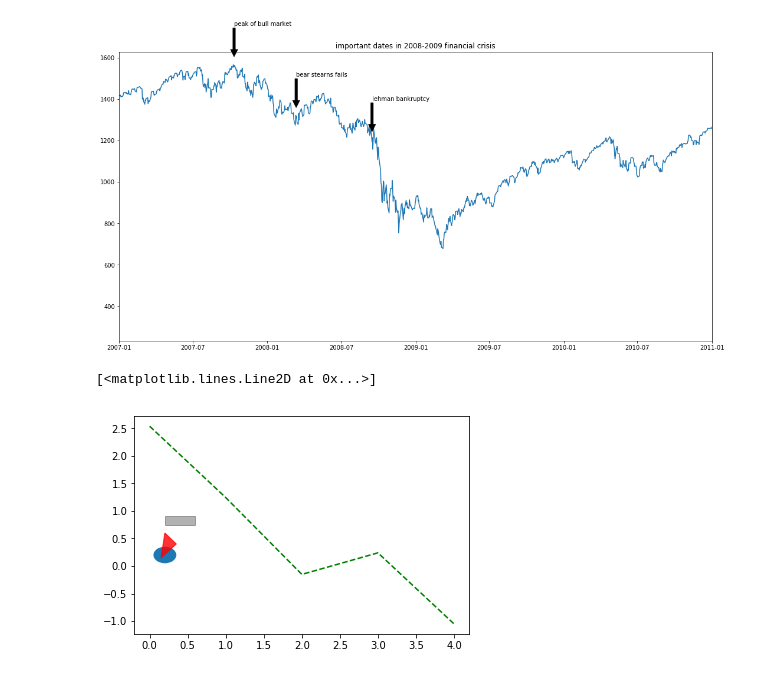
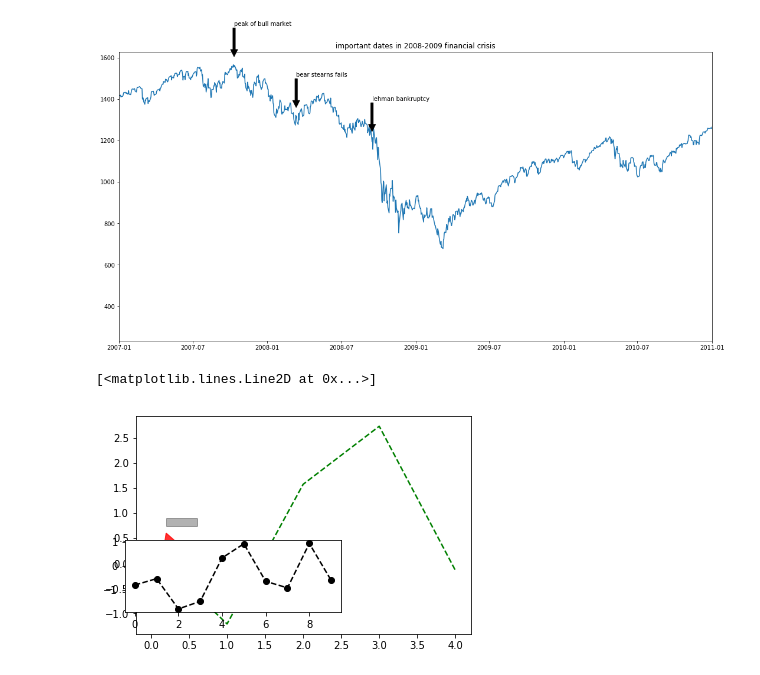
Before and after one commit to longfengpili/python-for-data-analysis, a Jupyter notebook: 第八章.ipynb, the cells around one changed output. Drawn from its saved outputs; the diff is of its cells as text; code cells hidden in the pictures.

```diff
--- a/第八章.ipynb
+++ b/第八章.ipynb
@@ -202,13 +203,15 @@ ax.annotate??
 # %%
 fig = plt.figure()
 ax = fig.add_subplot(1,1,1)
 rect = plt.Rectangle((0.2,0.75),0.4,0.15,color='k',alpha=0.3)
 ax.add_patch(rect)
 circ = plt.Circle((0.2,0.2),0.15)
 ax.add_patch(circ)
 pgon = plt.Polygon([[0.15,0.15],[0.35,0.4],[0.2,0.6]],color='r',alpha=0.8)
 ax.add_patch(pgon)
 plt.plot(randn(5),'g--')
+ax1 = fig.add_axes([0.1,0.2,0.5,0.25])
+ax1.plot(randn(10).cumsum(),'ko--')
 # %% [output]
 [<matplotlib.lines.Line2D at 0x...>]
-[figure, old version]
+[figure, new version]
```
Also changed, not shown: parts of 17 cells of this notebook, 1 other file.
